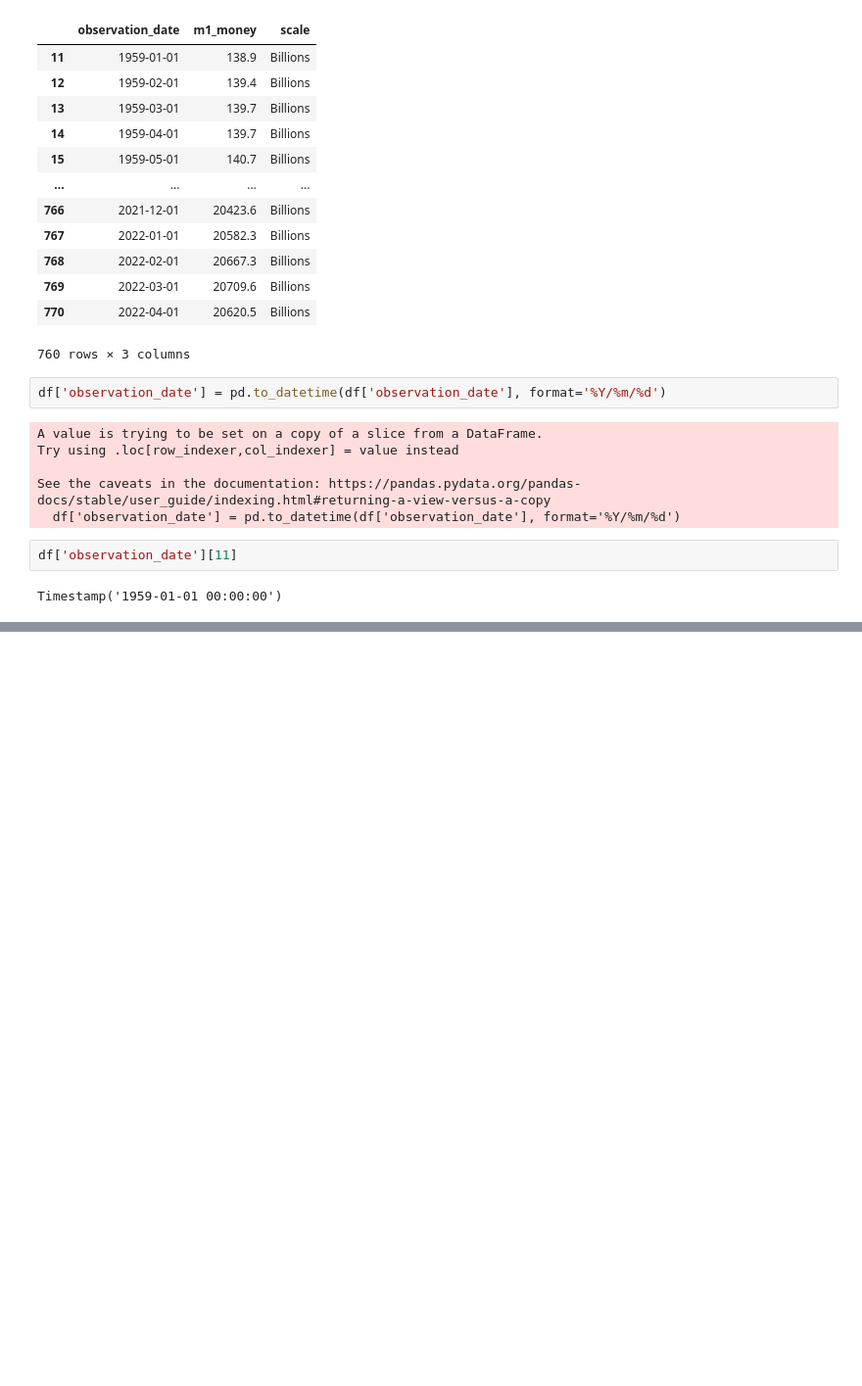
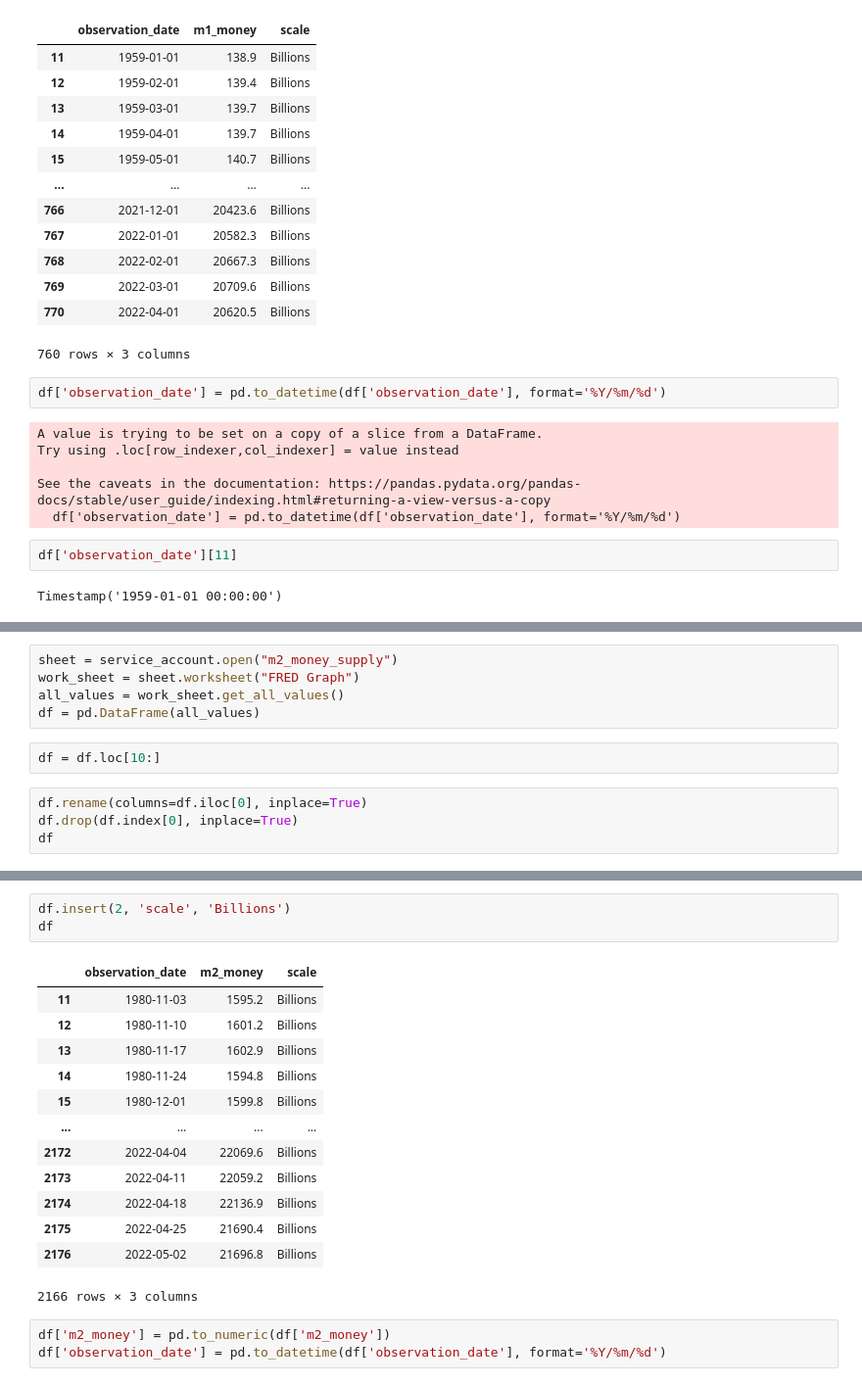
Before and after one commit to tperamun/macro-environment-data, a Jupyter notebook: money_supply.ipynb, the cells around one changed output, grey strips where cells are left out. Shown: that part at 98% size. Drawn from its saved outputs; the diff is of its cells as text; blank space fills up the shorter version.

Commit message:
successfully adding m2 money supply

```diff
--- a/money_supply.ipynb
+++ b/money_supply.ipynb
@@ -220,0 +223,11 @@ DROP TABLE us_monthly_m1_money_supply
+# %%
+sheet = service_account.open("m2_money_supply")
+work_sheet = sheet.worksheet("FRED Graph")
+all_values = work_sheet.get_all_values()
+df = pd.DataFrame(all_values)
+# %%
+df = df.loc[10:]
+# %%
+df.rename(columns=df.iloc[0], inplace=True)
+df.drop(df.index[0], inplace=True)
+df
@@ -220,0 +248,20 @@ DROP TABLE us_monthly_m1_money_supply
+# %%
+df.insert(2, 'scale', 'Billions')
+df
+# %% [output]
+|  | observation_date | m2_money | scale |
+| 11 | 1980-11-03 | 1595.2 | Billions |
+| 12 | 1980-11-10 | 1601.2 | Billions |
+| 13 | 1980-11-17 | 1602.9 | Billions |
+| 14 | 1980-11-24 | 1594.8 | Billions |
+| 15 | 1980-12-01 | 1599.8 | Billions |
+| ... | ... | ... | ... |
+| 2172 | 2022-04-04 | 22069.6 | Billions |
+| 2173 | 2022-04-11 | 22059.2 | Billions |
+| 2174 | 2022-04-18 | 22136.9 | Billions |
+| 2175 | 2022-04-25 | 21690.4 | Billions |
+| 2176 | 2022-05-02 | 21696.8 | Billions |
+2166 rows × 3 columns
+# %%
+df['m2_money'] = pd.to_numeric(df['m2_money'])
+df['observation_date'] = pd.to_datetime(df['observation_date'], format='%Y/%m/%d')
```
Also changed, not shown: parts of 5 cells of this notebook.
